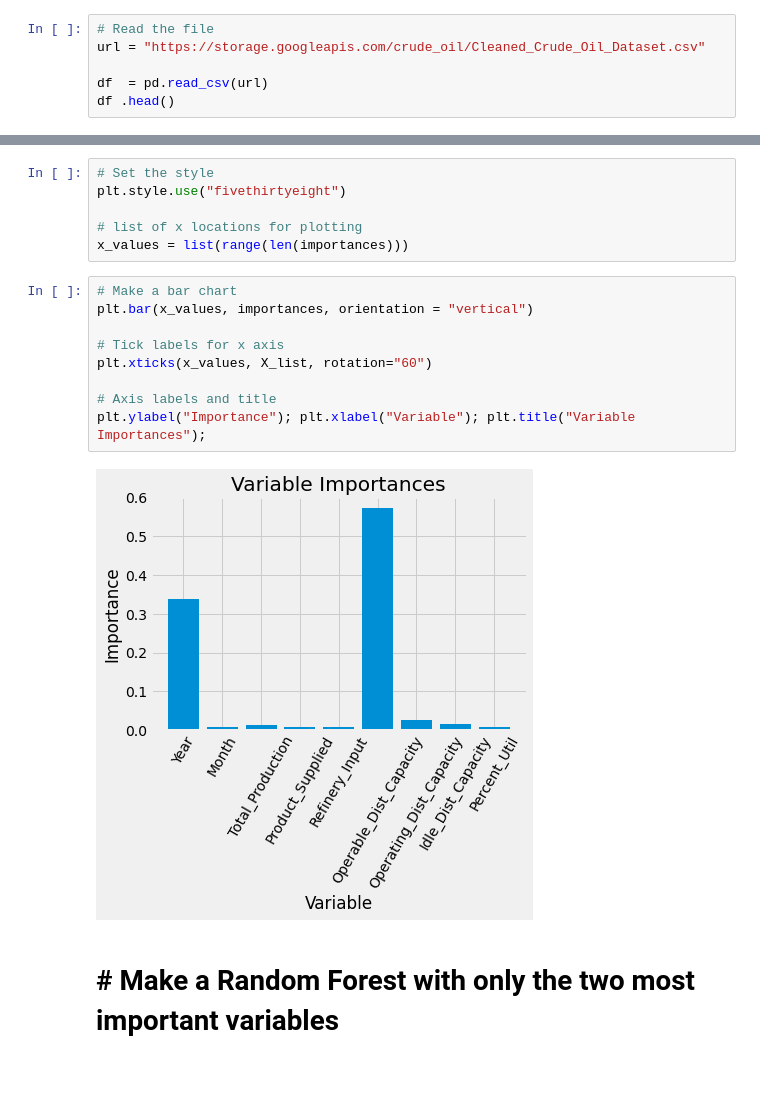
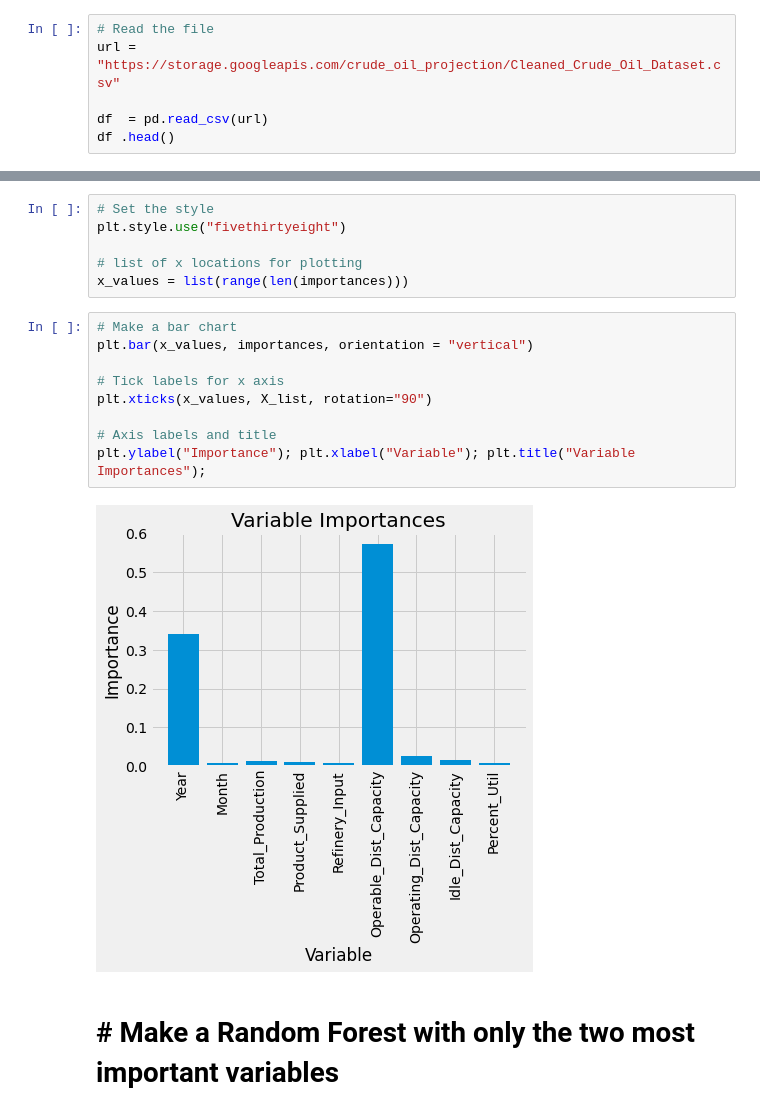
Before and after one commit to Tesa-U/Crude_Oil_Price_Projection, a Jupyter notebook: Machine Learning/Random_Forest.ipynb, the cells around one changed output, grey strips where cells are left out. Cells and saved outputs as stored; diff of their text form; blank space fills up the shorter version.

```diff
--- a/Machine Learning/Random_Forest.ipynb
+++ b/Machine Learning/Random_Forest.ipynb
@@ -17,7 +17,7 @@ from sklearn.ensemble import RandomForestRegressor
 from sklearn.model_selection import train_test_split
 # %%
 # Read the file
-url = "https://storage.googleapis.com/crude_oil/Cleaned_Crude_Oil_Dataset.csv"
+url = "https://storage.googleapis.com/crude_oil_projection/Cleaned_Crude_Oil_Dataset.csv"
 
 df  = pd.read_csv(url)
 df .head()
@@ -213,14 +209,14 @@ x_values = list(range(len(importances)))
 # %%
 # Make a bar chart
 plt.bar(x_values, importances, orientation = "vertical")
 
 # Tick labels for x axis
-plt.xticks(x_values, X_list, rotation="60")
+plt.xticks(x_values, X_list, rotation="90")
 
 # Axis labels and title
 plt.ylabel("Importance"); plt.xlabel("Variable"); plt.title("Variable Importances");
 # %% [output]
-[figure, old version]
+[figure, new version]
 # %% [markdown]
 # # Make a Random Forest with only the two most important variables
 # %%
```
Also changed, not shown: parts of 6 cells of this notebook, 1 other file.
